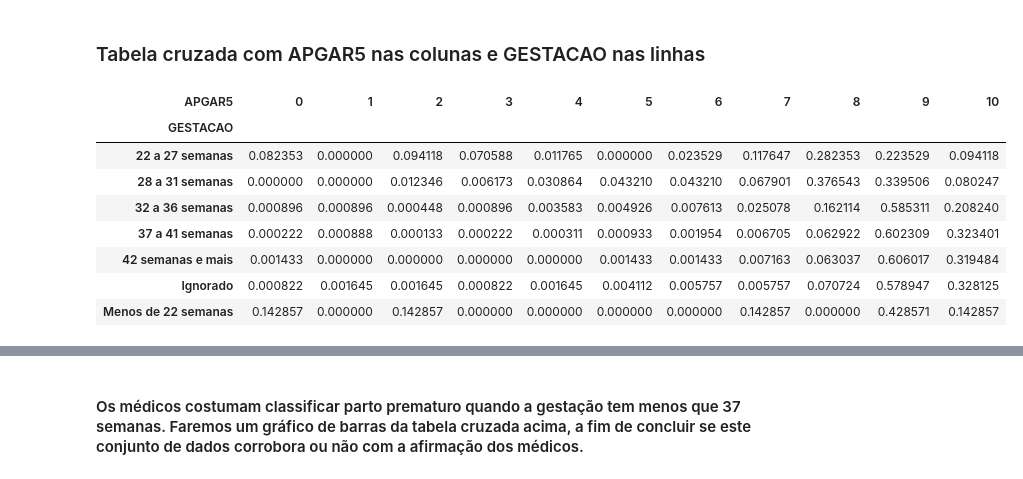
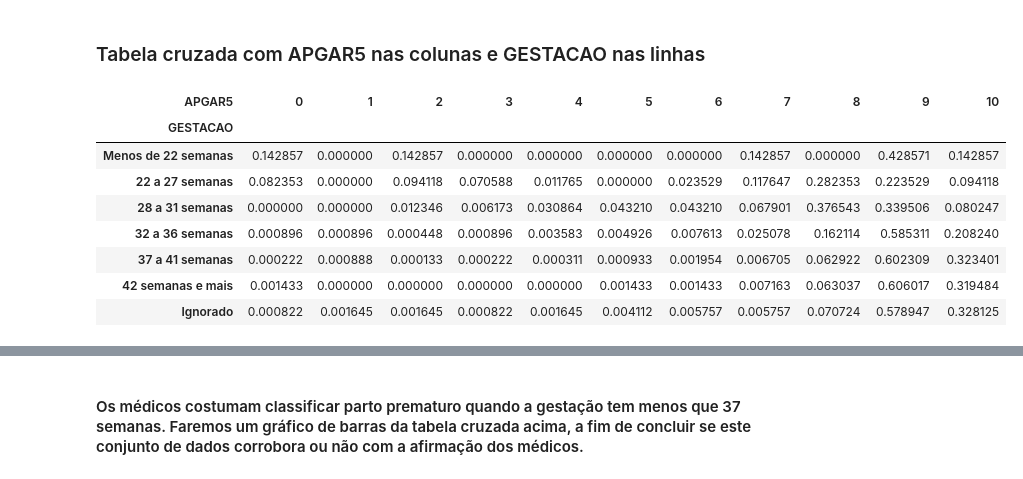
Before and after one commit to luizaires/Analise-SINASC-RO, a Jupyter notebook: Analise_de dados do_SINASC_2019 de Rondônia.ipynb, the cells around one changed output, grey strips where cells are left out. Drawn from its saved outputs; the diff is of its cells as text; code cells hidden in the pictures.

```diff
--- a/Analise_de dados do_SINASC_2019 de Rondônia.ipynb
+++ b/Analise_de dados do_SINASC_2019 de Rondônia.ipynb
@@ -382,18 +382,22 @@ with mpl.rc_context({'axes.spines.top': False, 'axes.spines.right': False}):
 ### Tabela cruzada com APGAR5 nas colunas e GESTACAO nas linhas
 # %%
 #distribuição da variável APGAR5 para cada classe de GESTACAO dado.
-freq_percentual = pd.crosstab(sinasc['GESTACAO'], sinasc['APGAR5'], normalize = 'index')
+categorias = ['Menos de 22 semanas', '22 a 27 semanas', '28 a 31 semanas',
+                '32 a 36 semanas', '37 a 41 semanas', '42 semanas e mais',
+              'Ignorado']
+freq_percentual = pd.crosstab(sinasc['GESTACAO'], sinasc['APGAR5'], normalize = 'index') \
+                    .reindex(categorias)
 freq_percentual
 # %% [output]
 | APGAR5 | 0 | 1 | 2 | 3 | 4 | 5 | 6 | 7 | 8 | 9 | 10 |
 | GESTACAO |  |  |  |  |  |  |  |  |  |  |  |
+| Menos de 22 semanas | 0.142857 | 0.000000 | 0.142857 | 0.000000 | 0.000000 | 0.000000 | 0.000000 | 0.142857 | 0.000000 | 0.428571 | 0.142857 |
 | 22 a 27 semanas | 0.082353 | 0.000000 | 0.094118 | 0.070588 | 0.011765 | 0.000000 | 0.023529 | 0.117647 | 0.282353 | 0.223529 | 0.094118 |
 | 28 a 31 semanas | 0.000000 | 0.000000 | 0.012346 | 0.006173 | 0.030864 | 0.043210 | 0.043210 | 0.067901 | 0.376543 | 0.339506 | 0.080247 |
 | 32 a 36 semanas | 0.000896 | 0.000896 | 0.000448 | 0.000896 | 0.003583 | 0.004926 | 0.007613 | 0.025078 | 0.162114 | 0.585311 | 0.208240 |
 | 37 a 41 semanas | 0.000222 | 0.000888 | 0.000133 | 0.000222 | 0.000311 | 0.000933 | 0.001954 | 0.006705 | 0.062922 | 0.602309 | 0.323401 |
 | 42 semanas e mais | 0.001433 | 0.000000 | 0.000000 | 0.000000 | 0.000000 | 0.001433 | 0.001433 | 0.007163 | 0.063037 | 0.606017 | 0.319484 |
 | Ignorado | 0.000822 | 0.001645 | 0.001645 | 0.000822 | 0.001645 | 0.004112 | 0.005757 | 0.005757 | 0.070724 | 0.578947 | 0.328125 |
-| Menos de 22 semanas | 0.142857 | 0.000000 | 0.142857 | 0.000000 | 0.000000 | 0.000000 | 0.000000 | 0.142857 | 0.000000 | 0.428571 | 0.142857 |
 # %%
 #Verificando se os percentuais de cada somam 1 (100%)
 freq_percentual.sum(axis = 1)
```
Also changed, not shown: parts of 2 cells of this notebook.
